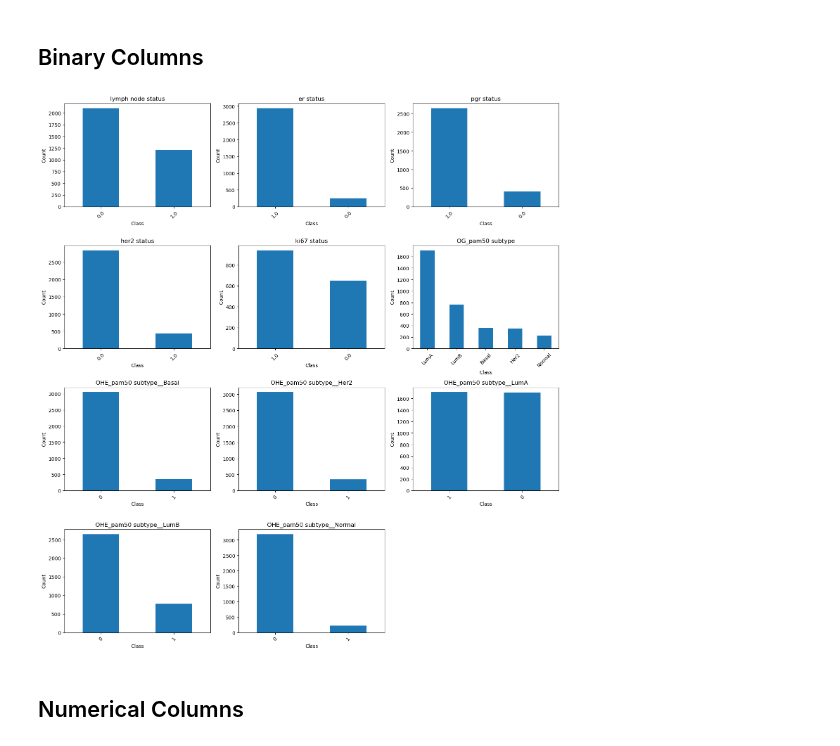
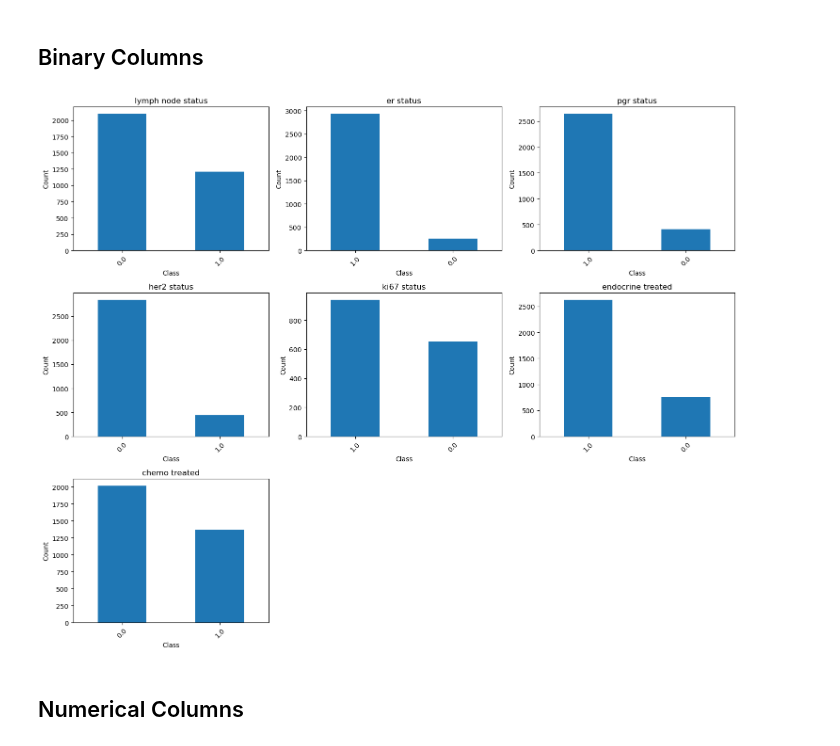
Before and after one commit to starshrimp/bioinformatics-tool, a Jupyter notebook: analysis/03_data_analysis.ipynb, the cells around one changed output. Cells and saved outputs as stored; diff of their text form; code cells hidden in the pictures.

Commit message:
removed subtypes from plot

```diff
--- a/analysis/03_data_analysis.ipynb
+++ b/analysis/03_data_analysis.ipynb
@@ -130,31 +130,31 @@ dtype: int64
 ## Binary Columns
 # %%
 categorical = [col for col in df.columns if (
-    'subtype' in col or 'status' in col or 'response' in col
+    'treated' in col or 'status' in col or 'response' in col
 ) and df[col].nunique() <= 20]
 
 n_cols = 3
 n_rows = math.ceil(len(categorical) / n_cols)
 fig, axes = plt.subplots(n_rows, n_cols, figsize=(5*n_cols, 4*n_rows))
 
 for idx, col in enumerate(categorical):
     r, c = divmod(idx, n_cols)
     ax = axes[r, c] if n_rows > 1 else axes[c]
     df[col].value_counts().plot(kind='bar', ax=ax)
     ax.set_title(col)
     ax.set_ylabel("Count")
     ax.set_xlabel("Class")
     ax.tick_params(axis='x', rotation=45)
 
 # Hide any unused subplots
 for i in range(len(categorical), n_cols*n_rows):
     r, c = divmod(i, n_cols)
     fig.delaxes(axes[r, c] if n_rows > 1 else axes[c])
 
 plt.tight_layout()
 plt.show()
 # %% [output]
-[figure, old version]
+[figure, new version]
 # %% [markdown]
 ## Numerical Columns
 # %%
```
